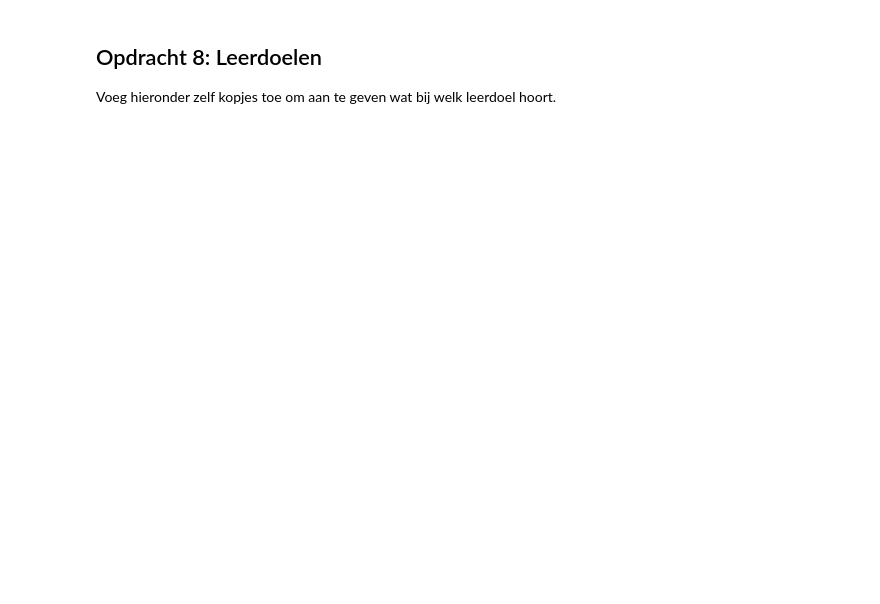
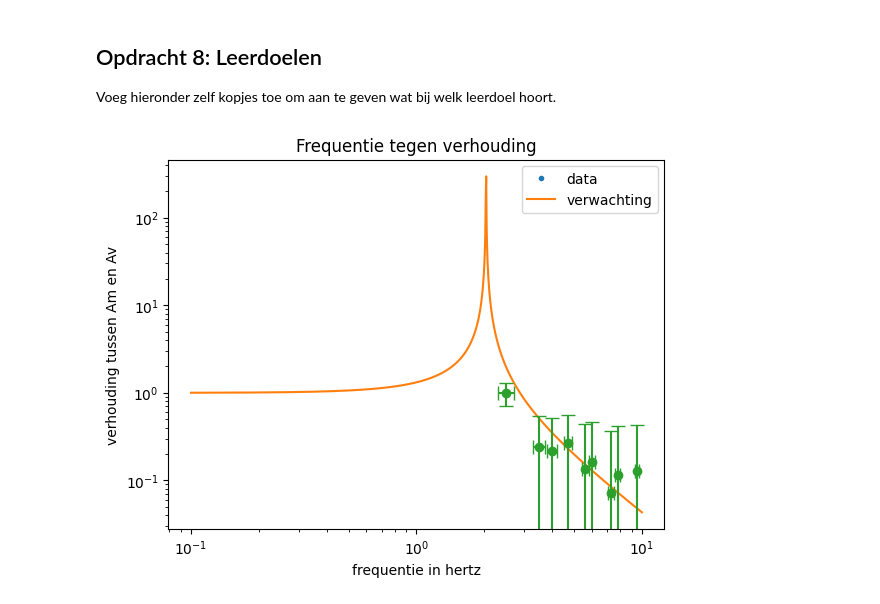
Before and after one commit to tdrvs/opdrachten-DEF-D, a Jupyter notebook: FysiekeOntwerpopdrachten/5MaakEenOpstellingTrillingsvrij/Ontwerpopdracht5MaakEenOpstellingTrillingsvrijInvulTemplate.ipynb, the cells around one changed output. Cells and saved outputs as stored; diff of their text form; code cells hidden in the pictures; blank space fills up the shorter version.

```diff
--- a/FysiekeOntwerpopdrachten/5MaakEenOpstellingTrillingsvrij/Ontwerpopdracht5MaakEenOpstellingTrillingsvrijInvulTemplate.ipynb
+++ b/FysiekeOntwerpopdrachten/5MaakEenOpstellingTrillingsvrij/Ontwerpopdracht5MaakEenOpstellingTrillingsvrijInvulTemplate.ipynb
@@ -161,4 +213,19 @@ Als je hier negatief geantwoord hebt, kopieer onder deze cel dan alle cellen van
 ## Opdracht 8: Leerdoelen
 Voeg hieronder zelf kopjes toe om aan te geven wat bij welk leerdoel hoort.
 # %%
-# Als je met Python je resultaten wil laten zien: voeg hier je code in.
+plt.figure()
+plt.plot(fm,verhouding,'.', label='data')
+plt.plot(f,np.abs(r1),label='verwachting')
+plt.errorbar(fm, verhouding, xerr=u_f, yerr=u_verhouding, fmt='o', capsize=5)
+plt.xlabel('f')
+plt.ylabel('verhouding')
+plt.xscale('log')
+plt.yscale('log')
+plt.xlabel('frequentie in hertz')
+plt.ylabel('verhouding tussen Am en Av')
+plt.title('Frequentie tegen verhouding')
+plt.legend()
+plt.savefig("eindresultaat.png")
+plt.show()
+# %% [output]
+[figure, added]
```
Also changed, not shown: parts of 15 cells of this notebook, 4 other files.
